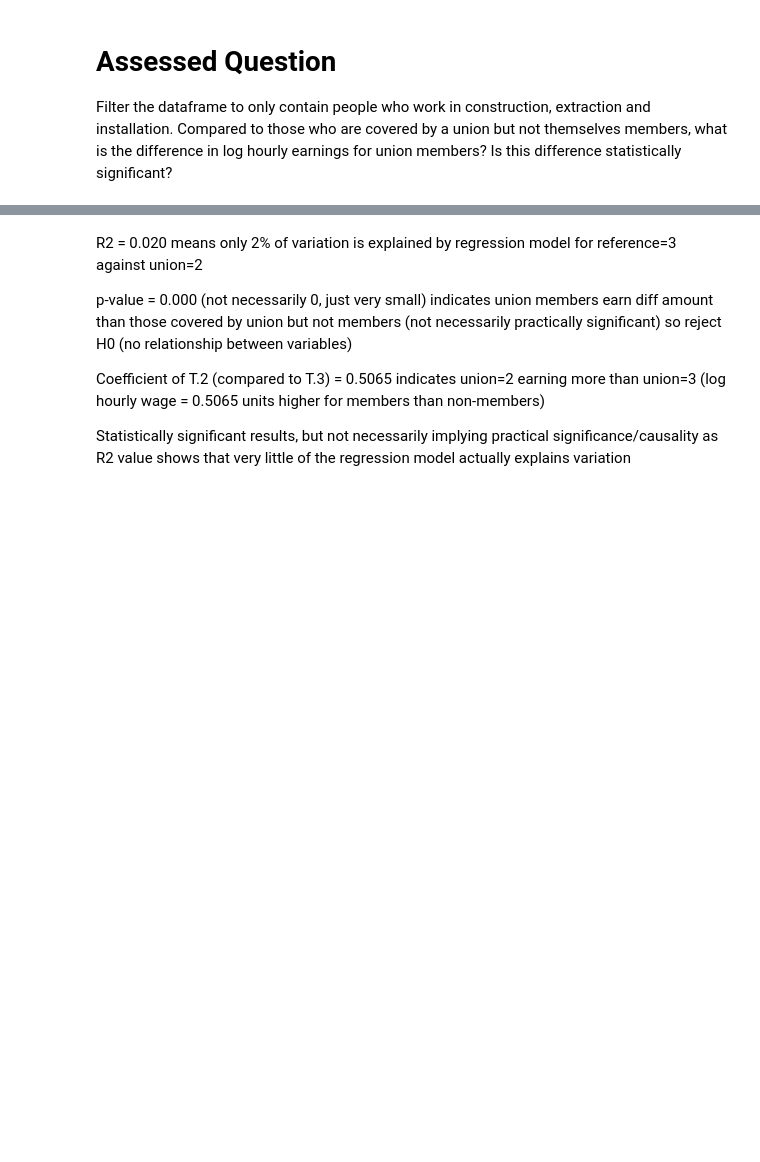
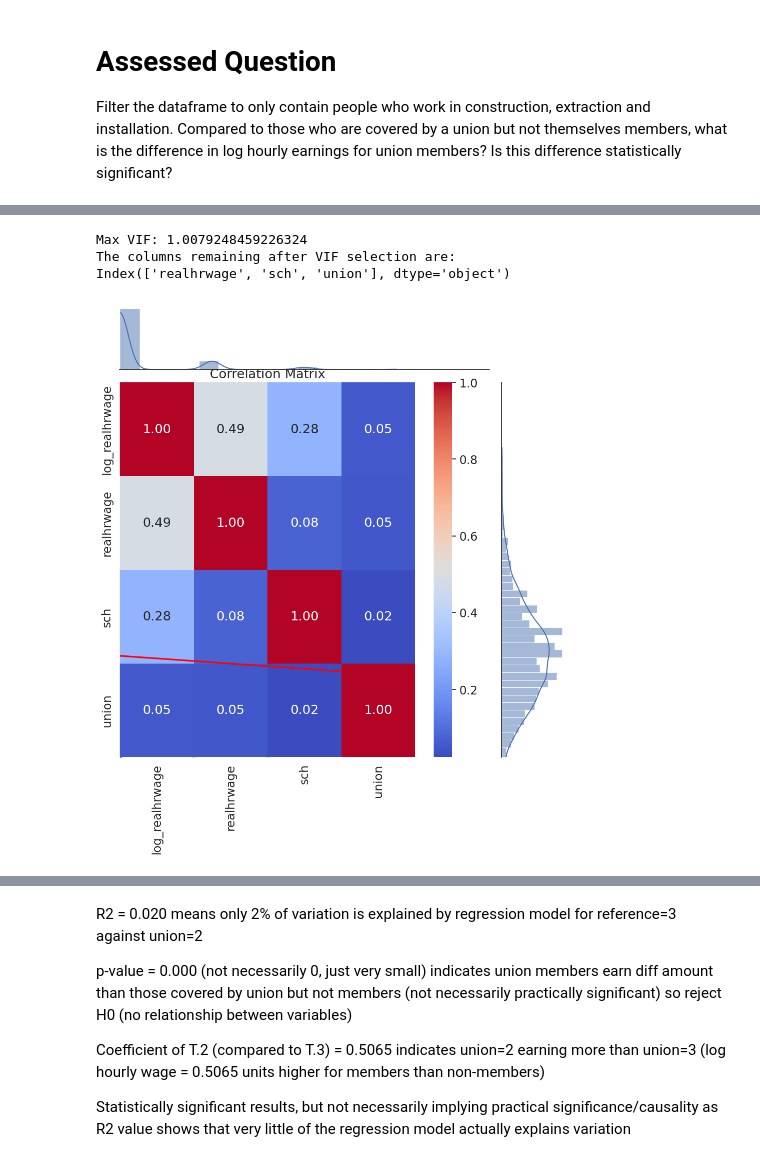
Before and after one commit to dianecomon/QM2, a Jupyter notebook: W07_Linear_Regression.ipynb, the cells around one changed output, grey strips where cells are left out. Drawn from its saved outputs; the diff is of its cells as text; code cells hidden in the pictures; blank space fills up the shorter version.

```diff
--- a/W07_Linear_Regression.ipynb
+++ b/W07_Linear_Regression.ipynb
@@ -577 +672,81 @@ Filter the dataframe to only contain people who work in construction, extraction
+# %%
+# Assumptions
+# A: Independence
+
+#B: Homoscedasticity
+filtered_df['union_numeric'] = filtered_df['union'].cat.codes # convert the union variable to a numeric variable
+sns.jointplot(data=filtered_df, # plot a scatterplot with a regression line and two histograms
+                x='union_numeric', # set the x axis to be the years of schooling
+                y='log_realhrwage', # set the y axis to be the hourly wage
+                kind="reg",  # set the kind of plot to be a regression plot
+                scatter_kws=dict(alpha=0.1), # set the transparency of the points to be 0.1 (10%)
+                line_kws=dict(color='red'), # set the color of the regression line to red
+                height=10) # set the height of the plot to be 10 inches
+
+plt.xlabel('Union Membership') # add a label to the x axis
+plt.ylabel('Log Hourly Wage') # add a label to the y axis
+
+# C: Multicollinearity
+sns.heatmap(filtered_df[['log_realhrwage','realhrwage','sch','union']].corr(), # plot a correlation matrix
+            annot=True, # show the correlation values on the plot
+            fmt=".2f", # set the format of the correlation values to be two decimal places
+            cmap='coolwarm') # set the color palette to be coolwarm (blue for negative correlations, red for positive correlations)
+
+plt.title('Correlation Matrix') # add a title
+
+# calculating VIF
+# This function is amended from: https://stackoverflow.com/a/51329496/4667568
+
+from statsmodels.stats.outliers_influence import variance_inflation_factor
+from statsmodels.tools.tools import add_constant
+
+def drop_column_using_vif_(df, list_var_not_to_remove=None, thresh=5):
+    '''
+    Calculates VIF each feature in a pandas dataframe, and repeatedly drop the columns with the highest VIF
+    A constant must be added to variance_inflation_factor or the results will be incorrect
+
+    :param df: the pandas dataframe containing only the predictor features, not the response variable
+    :param list_var_not_to_remove: the list of variables that should not be removed even though it has a high VIF. For example, dummy (or indicator) variables represent a categorical variable with three or more categories.
+    :param thresh: the max VIF value before the feature is removed from the dataframe
+    :return: dataframe with multicollinear features removed
+    '''
+    while True:
+        # adding a constatnt item to the data
+        df_with_const = add_constant(df)
+
+        vif_df = pd.Series([variance_inflation_factor(df_with_const.values, i)
+               for i in range(df_with_const.shape[1])], name= "VIF",
+              index=df_with_const.columns).to_frame()
+
+        # drop the const as const should not be removed
+        vif_df = vif_df.drop('const')
+
+        # drop the variables that should not be removed
+        if list_var_not_to_remove is not None:
+            vif_df = vif_df.drop(list_var_not_to_remove)
+
+        print('Max VIF:', vif_df.VIF.max())
+
+        # if the largest VIF is above the thresh, remove a variable with the largest VIF
+        if vif_df.VIF.max() > thresh:
+            # If there are multiple variables with the maximum VIF, choose the first one
+            index_to_drop = vif_df.index[vif_df.VIF == vif_df.VIF.max()].tolist()[0]
+            print('Dropping: {}'.format(index_to_drop))
+            df = df.drop(columns = index_to_drop)
+        else:
+            # No VIF is above threshold. Exit the loop
+            break
+
+    return df
+
+ind_vars=['realhrwage','sch', 'union']
+
+vif = drop_column_using_vif_(filtered_df[ind_vars], thresh=5)
+print("The columns remaining after VIF selection are:")
+print(vif.columns)
+# %% [output]
+Max VIF: 1.0079248459226324
+The columns remaining after VIF selection are:
+Index(['realhrwage', 'sch', 'union'], dtype='object')
+[figure, added]
 # %%
```
Also changed, not shown: parts of 6 cells of this notebook.
